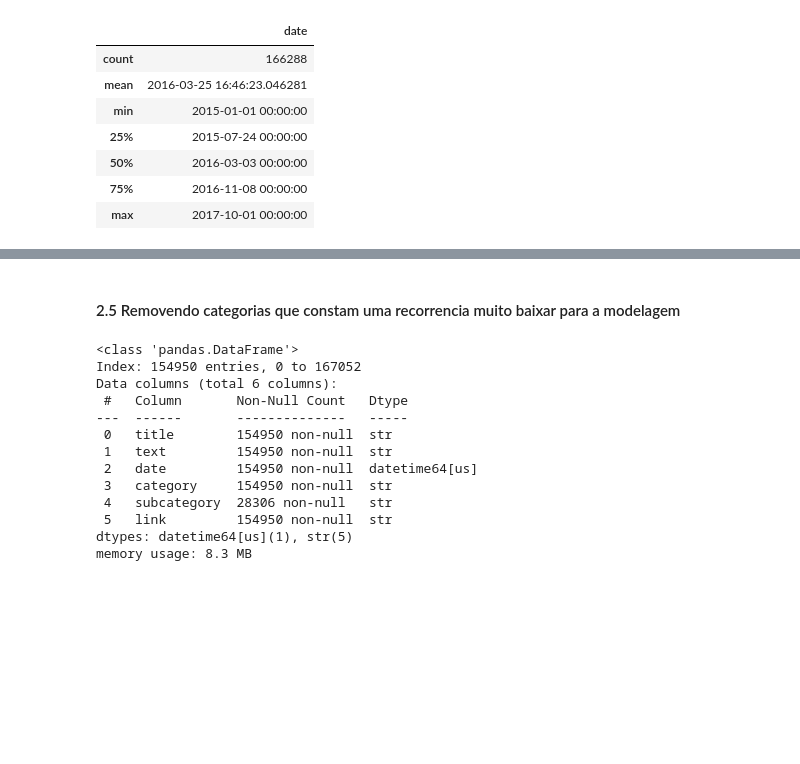
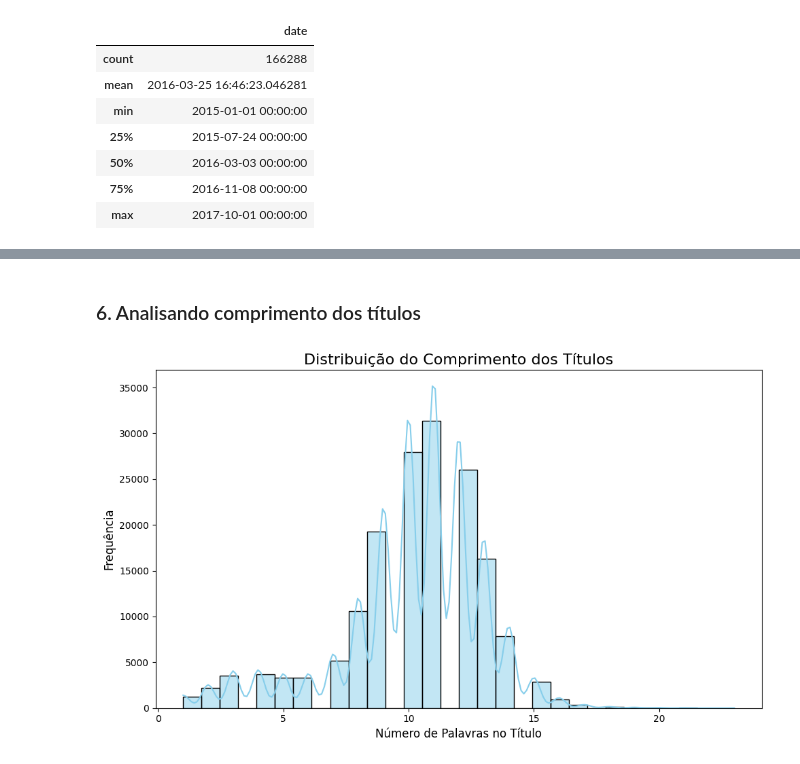
Before and after one commit to natan-carvalho/case-data-science, a Jupyter notebook: notebooks/eda.ipynb, the cells around one changed output, grey strips where cells are left out. Cells and saved outputs as stored; diff of their text form; code cells hidden in the pictures; blank space fills up the shorter version.

```diff
--- a/notebooks/eda.ipynb
+++ b/notebooks/eda.ipynb
@@ -107,22 +106,13 @@ plt.show()
-# %% [markdown]
-#### 2.5 Removendo categorias que constam uma recorrencia muito baixar para a modelagem
-# %%
-frequencia_categorias = df['category'].value_counts(normalize=True)
-
-valida_categorias = frequencia_categorias[frequencia_categorias > 0.01].index # categorias com mais de 1% dos dados
-df = df[df['category'].isin(valida_categorias)] # filtra o DataFrame para manter apenas as categorias válidas
-df.info()
-# %% [output]
-<class 'pandas.DataFrame'>
-Index: 154950 entries, 0 to 167052
-Data columns (total 6 columns):
- #   Column       Non-Null Count   Dtype
----  ------       --------------   -----
- 0   title        154950 non-null  str
- 1   text         154950 non-null  str
- 2   date         154950 non-null  datetime64[us]
- 3   category     154950 non-null  str
- 4   subcategory  28306 non-null   str
- 5   link         154950 non-null  str
-dtypes: datetime64[us](1), str(5)
-memory usage: 8.3 MB
+# %% [markdown]
+### 6. Analisando comprimento dos títulos
+# %%
+df['title_len'] = df['title'].apply(lambda x: len(str(x).split())) # cria uma nova coluna 'title_len' com o comprimento de cada título
+plt.figure(figsize=(10, 6))
+sns.histplot(df['title_len'], bins=30, kde=True, color='skyblue')
+plt.title('Distribuição do Comprimento dos Títulos', fontsize=16)
+plt.xlabel('Número de Palavras no Título', fontsize=12)
+plt.ylabel('Frequência', fontsize=12)
+plt.tight_layout()
+plt.show()
+# %% [output]
+[figure, added]
```
Also changed, not shown: parts of 7 cells of this notebook, 1 other file.
